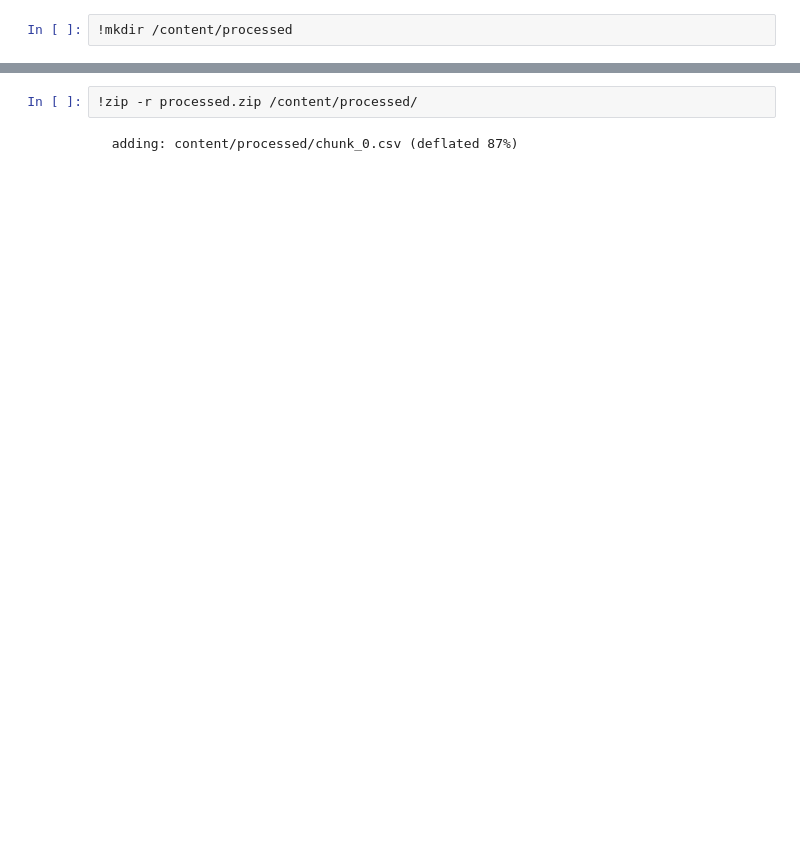
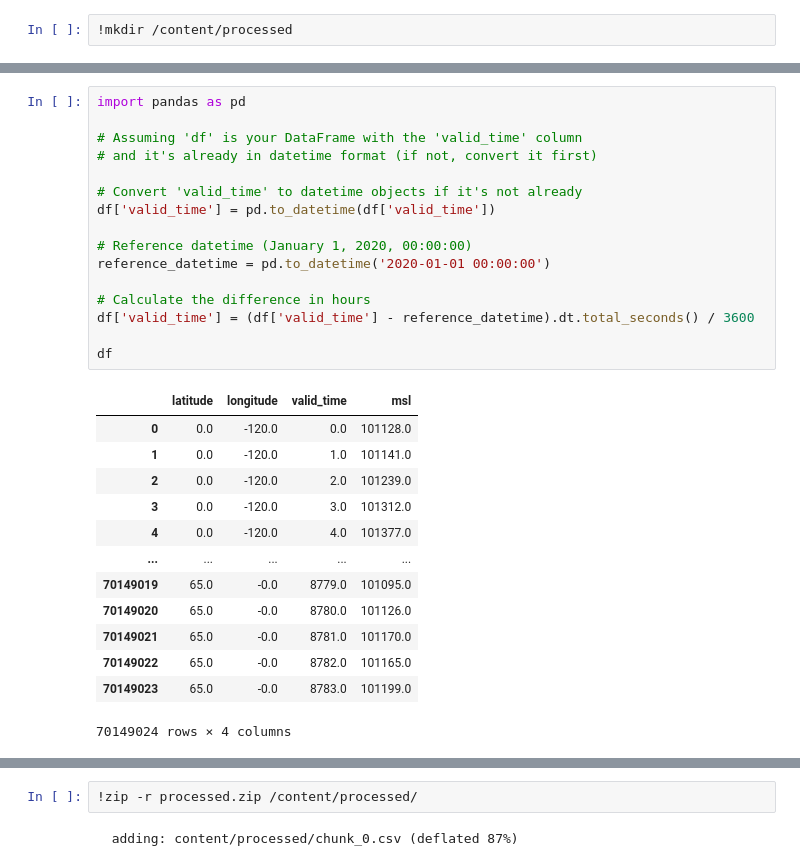
Before and after one commit to Antel0pe/HurricaneSimulation, a Jupyter notebook: notebooks/era5_to_csv.ipynb, the cells around one changed output, grey strips where cells are left out. Saved outputs shown, nothing was run; the diff lists cells and outputs as text; blank space fills up the shorter version.

```diff
--- a/notebooks/era5_to_csv.ipynb
+++ b/notebooks/era5_to_csv.ipynb
@@ -224,0 +240,30 @@ TypeError: object of type 'NoneType' has no len()
+# %%
+import pandas as pd
+
+# Assuming 'df' is your DataFrame with the 'valid_time' column
+# and it's already in datetime format (if not, convert it first)
+
+# Convert 'valid_time' to datetime objects if it's not already
+df['valid_time'] = pd.to_datetime(df['valid_time'])
+
+# Reference datetime (January 1, 2020, 00:00:00)
+reference_datetime = pd.to_datetime('2020-01-01 00:00:00')
+
+# Calculate the difference in hours
+df['valid_time'] = (df['valid_time'] - reference_datetime).dt.total_seconds() / 3600
+
+df
+# %% [output]
+|  | latitude | longitude | valid_time | msl |
+| 0 | 0.0 | -120.0 | 0.0 | 101128.0 |
+| 1 | 0.0 | -120.0 | 1.0 | 101141.0 |
+| 2 | 0.0 | -120.0 | 2.0 | 101239.0 |
+| 3 | 0.0 | -120.0 | 3.0 | 101312.0 |
+| 4 | 0.0 | -120.0 | 4.0 | 101377.0 |
+| ... | ... | ... | ... | ... |
+| 70149019 | 65.0 | -0.0 | 8779.0 | 101095.0 |
+| 70149020 | 65.0 | -0.0 | 8780.0 | 101126.0 |
+| 70149021 | 65.0 | -0.0 | 8781.0 | 101170.0 |
+| 70149022 | 65.0 | -0.0 | 8782.0 | 101165.0 |
+| 70149023 | 65.0 | -0.0 | 8783.0 | 101199.0 |
+70149024 rows × 4 columns
```
Also changed, not shown: parts of 12 cells of this notebook.
